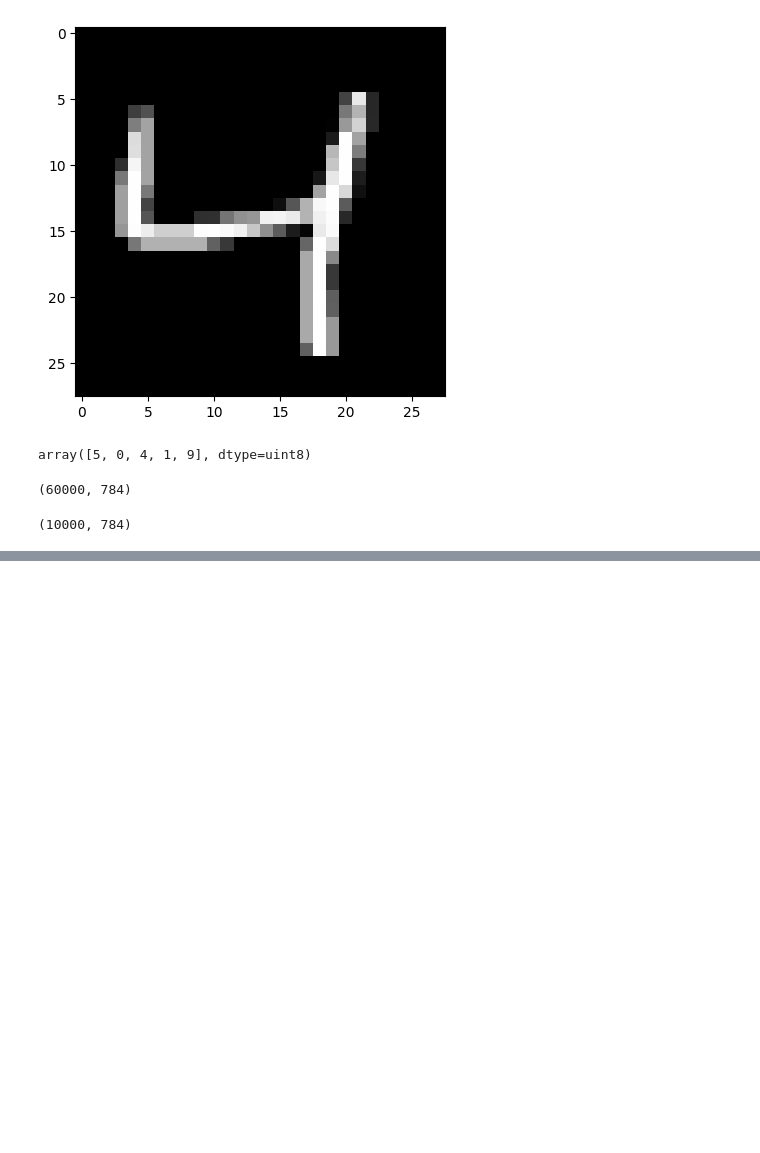
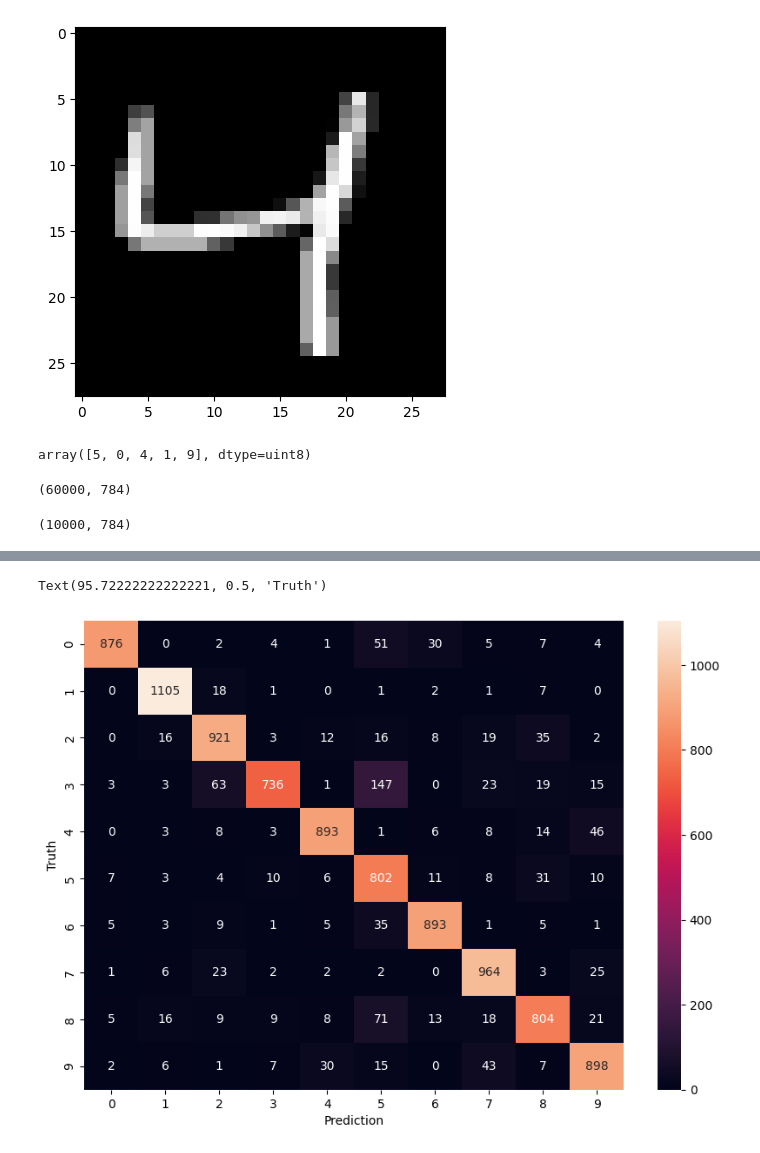
Before and after one commit to MrAgabaidu/Data-Sciences, a Jupyter notebook: Deep_Learning_and_Nueral_Net_using_the_mnist_data_set.ipynb, the cells around one changed output, grey strips where cells are left out. Saved outputs shown, nothing was run; the diff lists cells and outputs as text; code cells hidden in the pictures; blank space fills up the shorter version.

```diff
--- a/Deep_Learning_and_Nueral_Net_using_the_mnist_data_set.ipynb
+++ b/Deep_Learning_and_Nueral_Net_using_the_mnist_data_set.ipynb
@@ -94,0 +85,4 @@ Epoch 5/5
+# %%
+# prompt:
+
+prediction=model.predict(x_test_flatten)
@@ -94,0 +102,4 @@ Epoch 5/5
+# %%
+pred=[]
+for x in range(len(y_test)):
+  pred.append(np.argmax(prediction[x]))
@@ -94,0 +114,5 @@ Epoch 5/5
+# %%
+pred=[np.argmax(x) for x in prediction]
+# %%
+cm=tf.math.confusion_matrix(labels=y_test, predictions=pred)
+cm
@@ -94,0 +132,8 @@ Epoch 5/5
+# %%
+plt.figure(figsize=(10,7))
+sns.heatmap(cm, annot=True, fmt='d')
+plt.xlabel('Prediction')
+plt.ylabel('Truth')
+# %% [output]
+Text(95.72222222222221, 0.5, 'Truth')
+[figure, added]
```
Also changed, not shown: parts of 17 cells of this notebook.
